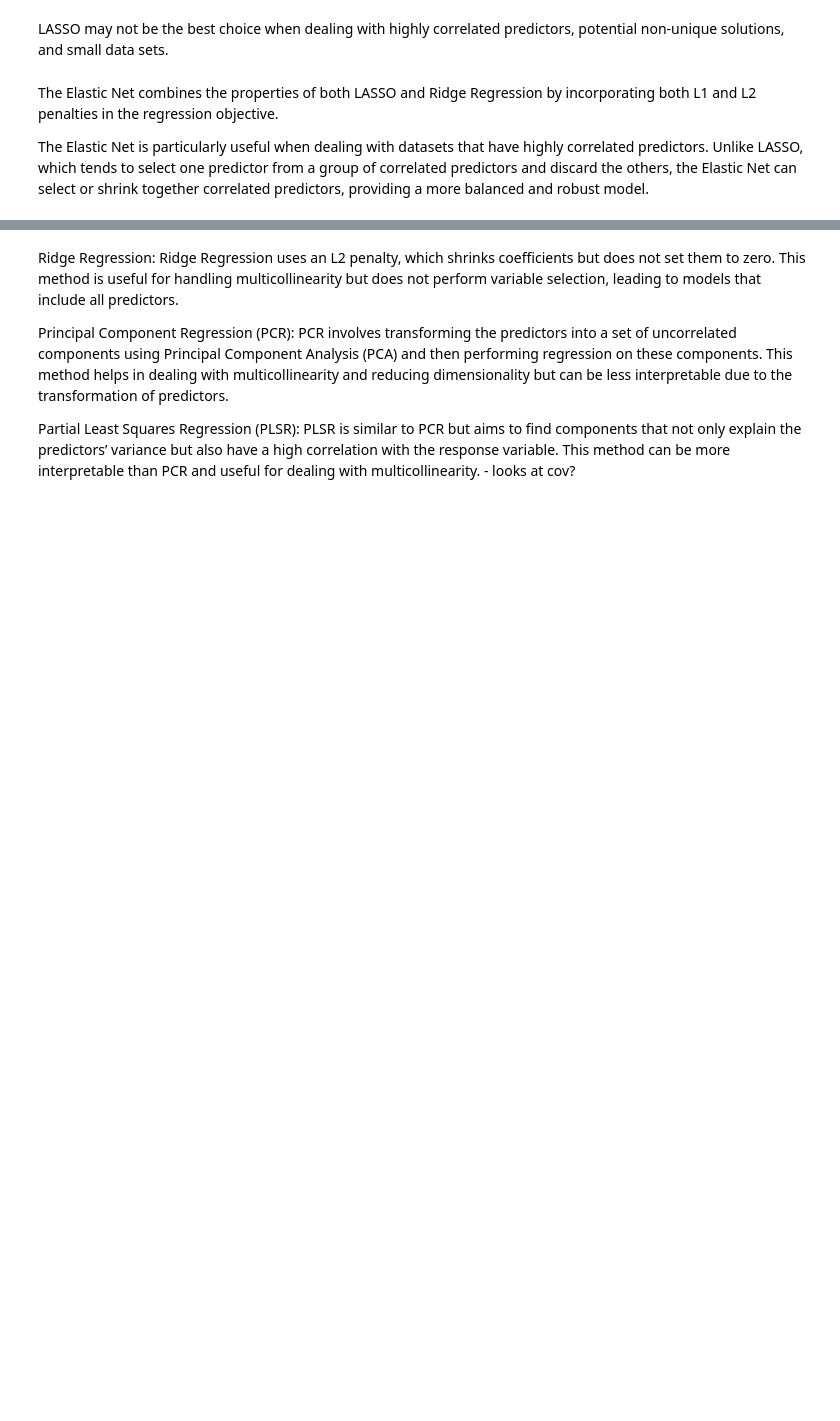
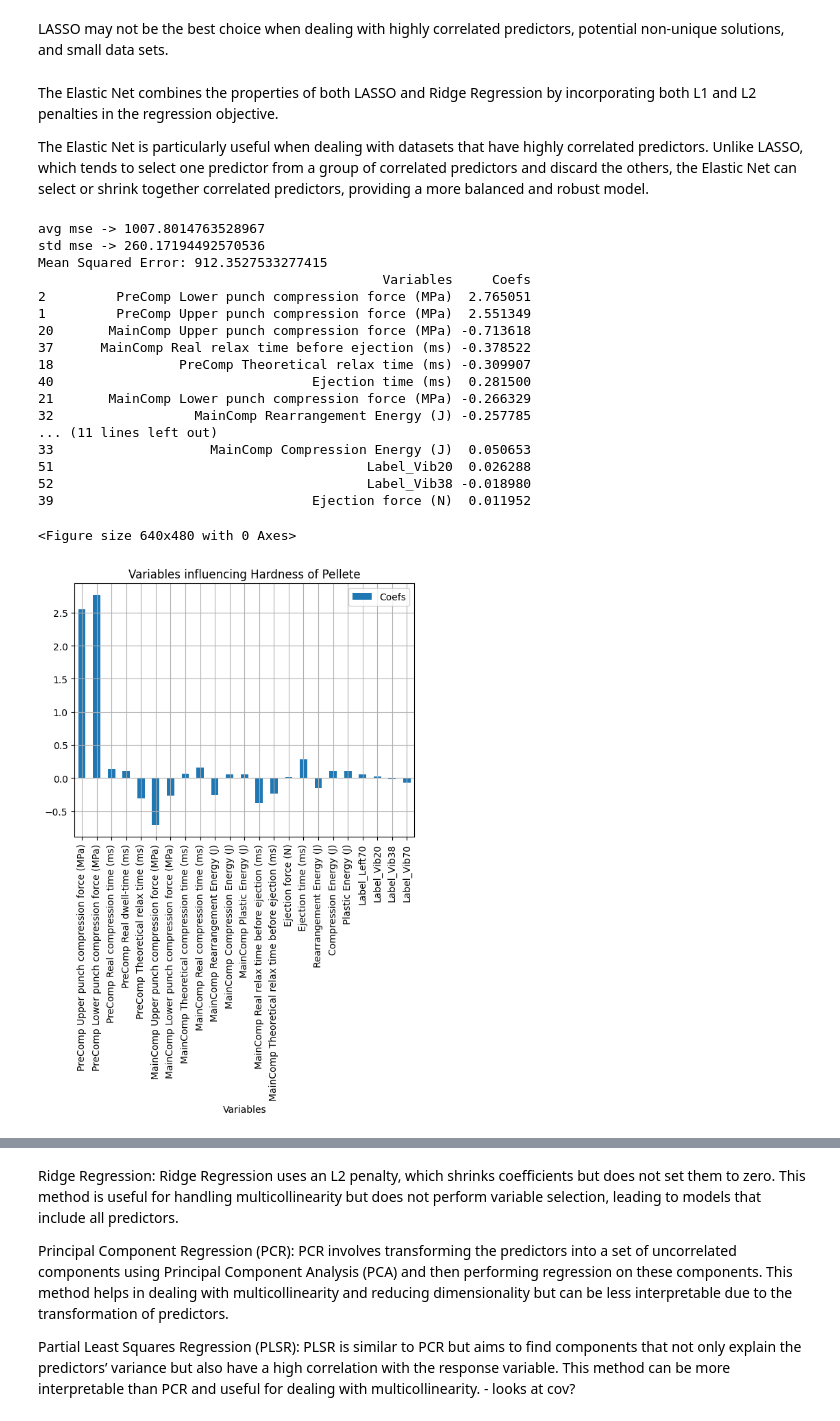
Before and after one commit to Enid-Ferns/classification, a Jupyter notebook: linear_reg.ipynb, the cells around one changed output, grey strips where cells are left out. Drawn from its saved outputs; the diff is of its cells as text; code cells hidden in the pictures; blank space fills up the shorter version.

Commit message:
elastic_net feature importance

```diff
--- a/linear_reg.ipynb
+++ b/linear_reg.ipynb
@@ -245,3 +274,40 @@ The Elastic Net combines the properties of both LASSO and Ridge Regression by in
 The Elastic Net is particularly useful when dealing with datasets that have highly correlated predictors. Unlike LASSO, which tends to select one predictor from a group of correlated predictors and discard the others, the Elastic Net can select or shrink together correlated predictors, providing a more balanced and robust model.
 # %%
 # elastic net
+from sklearn.linear_model import ElasticNet
+
+elastic_net = ElasticNet(alpha=0.9, l1_ratio=0.2)
+
+mse_scores = cross_val_score(lasso,X_train_scaled, Y_train, cv=kf, scoring=mse_scorer)
+print('avg mse ->',np.mean(mse_scores))
+print('std mse ->',np.std(mse_scores))
+
+
+
+elastic_net.fit(X_train, Y_train)
+y_pred = elastic_net.predict(X_test)
+
+print("Mean Squared Error:", mean_squared_error(Y_test, y_pred))
+
+df_elastic = feature_sel(elastic_net)
+plot_coefs(df_elastic)
+# %% [output]
+avg mse -> 1007.8014763528967
+std mse -> 260.17194492570536
+Mean Squared Error: 912.3527533277415
+                                            Variables     Coefs
+2         PreComp Lower punch compression force (MPa)  2.765051
+1         PreComp Upper punch compression force (MPa)  2.551349
+20       MainComp Upper punch compression force (MPa) -0.713618
+37      MainComp Real relax time before ejection (ms) -0.378522
+18                PreComp Theoretical relax time (ms) -0.309907
+40                                 Ejection time (ms)  0.281500
+21       MainComp Lower punch compression force (MPa) -0.266329
+32                  MainComp Rearrangement Energy (J) -0.257785
+... (11 lines left out)
+33                    MainComp Compression Energy (J)  0.050653
+51                                        Label_Vib20  0.026288
+52                                        Label_Vib38 -0.018980
+39                                 Ejection force (N)  0.011952
+<Figure size 640x480 with 0 Axes>
+[figure, added]
```
Also changed, not shown: parts of 9 cells of this notebook.
